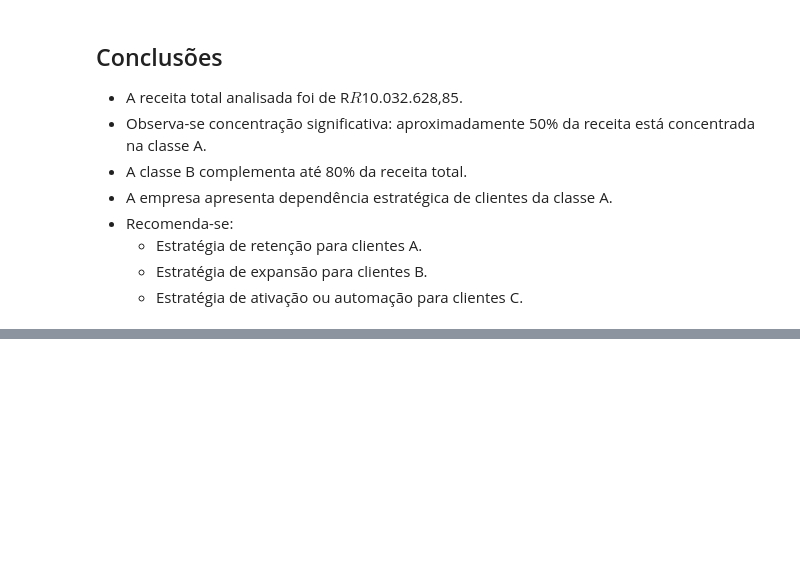
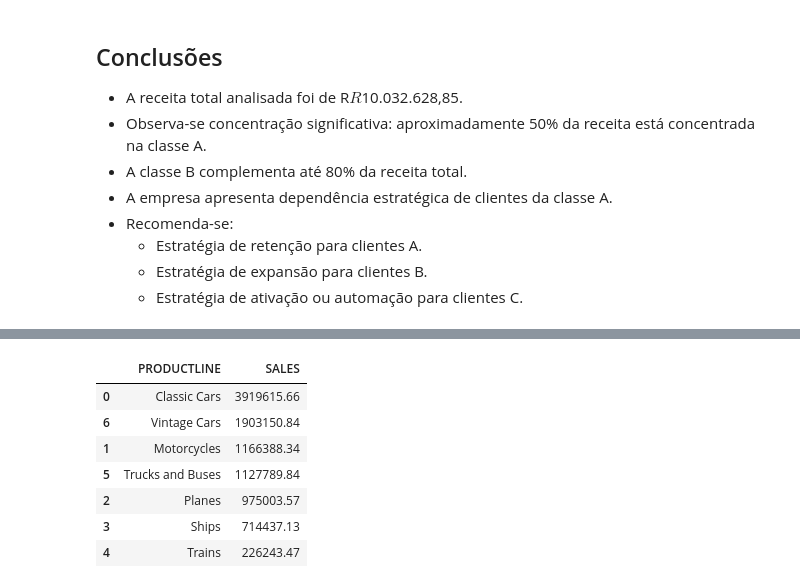
Before and after one commit to Jorge-print/data-portfolio-jorge, a Jupyter notebook: vendas/notebooks/analise_segmentacao_abc_clientes.ipynb, the cells around one changed output, grey strips where cells are left out. Saved outputs shown, nothing was run; the diff lists cells and outputs as text; code cells hidden in the pictures; blank space fills up the shorter version.

```diff
--- a/vendas/notebooks/analise_segmentacao_abc_clientes.ipynb
+++ b/vendas/notebooks/analise_segmentacao_abc_clientes.ipynb
@@ -124,0 +159,15 @@ plt.show()
+# %%
+# Receita por linha de produto
+
+receita_produto = (df.groupby("PRODUCTLINE")["SALES"].sum().reset_index().sort_values(by="SALES", ascending=False))
+
+receita_produto
+# %% [output]
+|  | PRODUCTLINE | SALES |
+| 0 | Classic Cars | 3919615.66 |
+| 6 | Vintage Cars | 1903150.84 |
+| 1 | Motorcycles | 1166388.34 |
+| 5 | Trucks and Buses | 1127789.84 |
+| 2 | Planes | 975003.57 |
+| 3 | Ships | 714437.13 |
+| 4 | Trains | 226243.47 |
```
Also changed, not shown: parts of 7 cells of this notebook, 1 other file.
